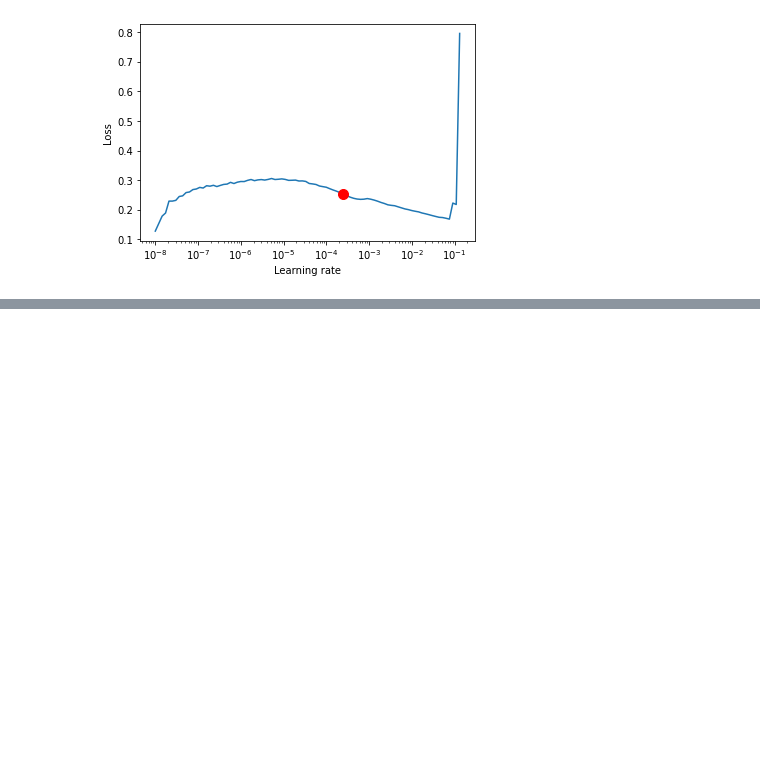
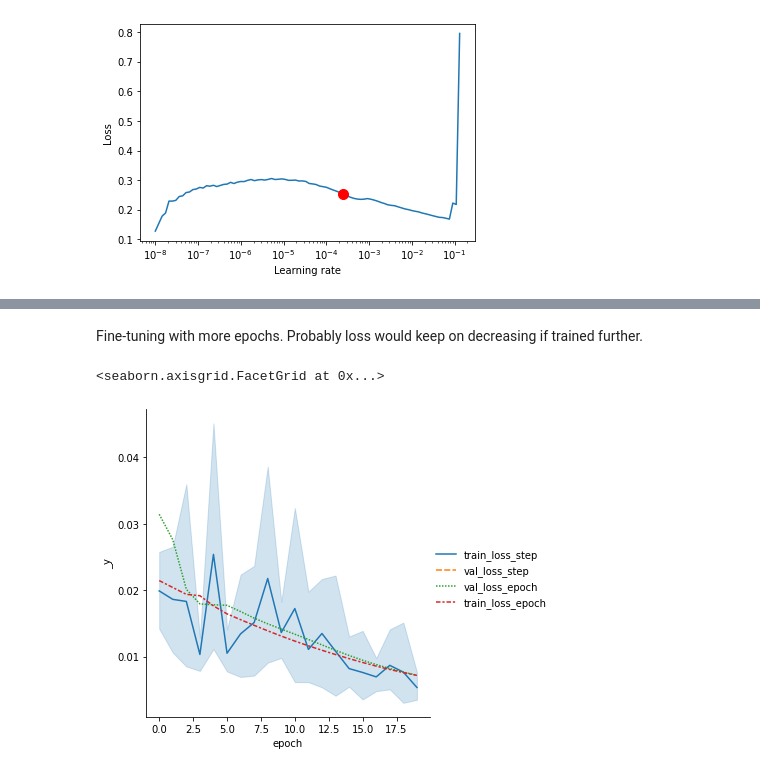
Before and after one commit to Velociraptorvelraptor/metro-interstate-traffic-volume-LSTM-PyTorch-Lightening, a Jupyter notebook: traffic_volume_LSTM_pytorch_lightening.ipynb, the cells around one changed output, grey strips where cells are left out. Drawn from its saved outputs; the diff is of its cells as text; code cells hidden in the pictures; blank space fills up the shorter version.

```diff
--- a/traffic_volume_LSTM_pytorch_lightening.ipynb
+++ b/traffic_volume_LSTM_pytorch_lightening.ipynb
@@ -365,0 +350,10 @@ metrics['val_loss_epoch'].plot()
+# %% [markdown]
+Fine-tuning with more epochs. Probably loss would keep on decreasing if trained further.
+# %%
+metrics = pd.read_csv(f"{trainer.logger.log_dir}/metrics.csv")
+del metrics["step"]
+metrics.set_index("epoch", inplace=True)
+sns.relplot(data=metrics, kind="line")
+# %% [output]
+<seaborn.axisgrid.FacetGrid at 0x...>
+[figure, added]
```
Also changed, not shown: parts of 6 cells of this notebook.
